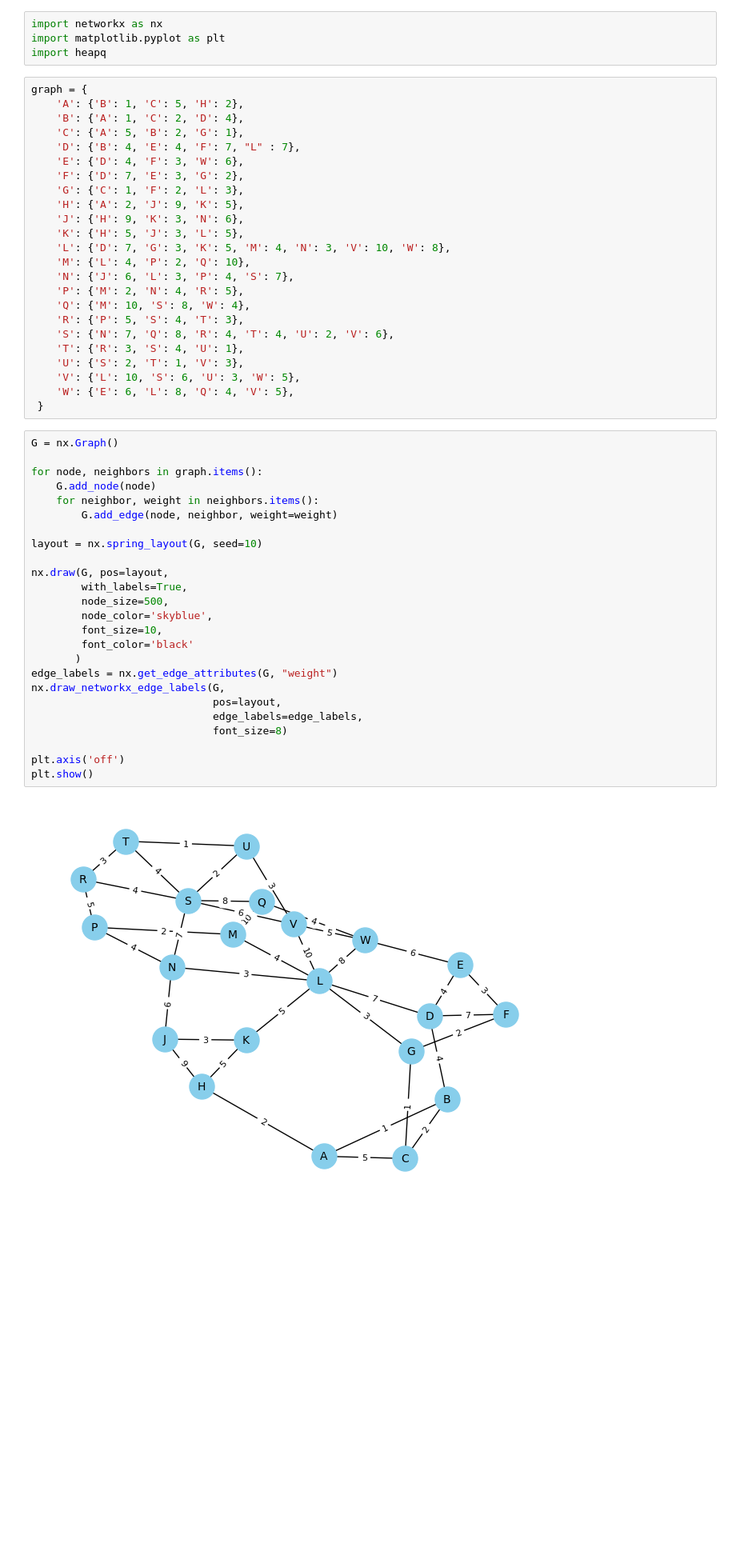
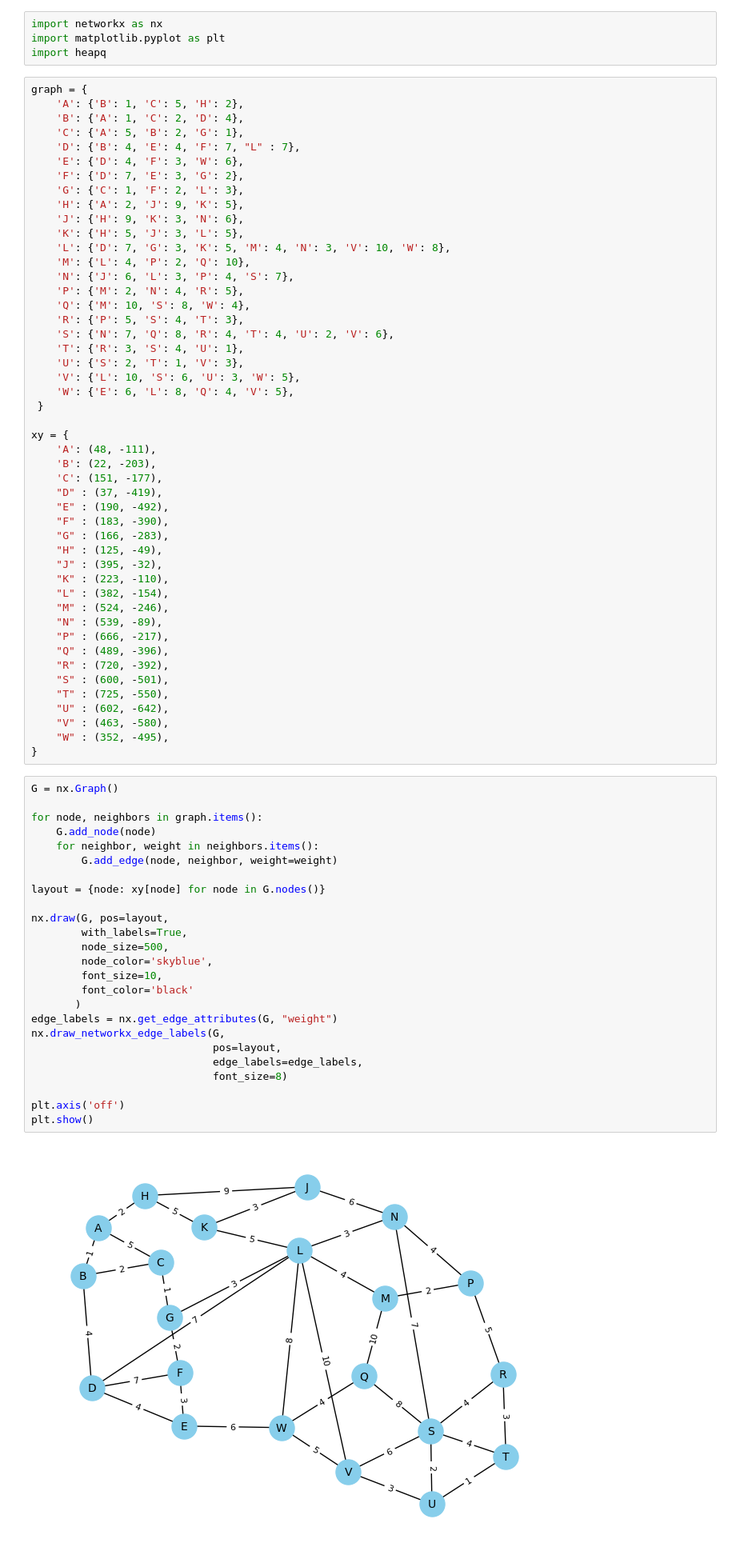
Before and after one commit to DieselCCT/Ca2_AI, a Jupyter notebook: LeonardoDiesel_DV_CA2.ipynb, the cells around one changed output. Shown at 80% size. Drawn from its saved outputs; the diff is of its cells as text; blank space fills up the shorter version.

```diff
--- a/LeonardoDiesel_DV_CA2.ipynb
+++ b/LeonardoDiesel_DV_CA2.ipynb
@@ -32,30 +32,54 @@ graph = {
     'V': {'L': 10, 'S': 6, 'U': 3, 'W': 5},
     'W': {'E': 6, 'L': 8, 'Q': 4, 'V': 5},
  }
+
+xy = {
+    'A': (48, -111),
+    'B': (22, -203),
+    'C': (151, -177),
+    "D" : (37, -419),
+    "E" : (190, -492),
+    "F" : (183, -390),
+    "G" : (166, -283),
+    "H" : (125, -49),
+    "J" : (395, -32),
+    "K" : (223, -110),
+    "L" : (382, -154),
+    "M" : (524, -246),
+    "N" : (539, -89),
+    "P" : (666, -217),
+    "Q" : (489, -396),
+    "R" : (720, -392),
+    "S" : (600, -501),
+    "T" : (725, -550),
+    "U" : (602, -642),
+    "V" : (463, -580),
+    "W" : (352, -495),
+}
 # %%
 G = nx.Graph()
 
 for node, neighbors in graph.items():
     G.add_node(node)
     for neighbor, weight in neighbors.items():
         G.add_edge(node, neighbor, weight=weight)
 
-layout = nx.spring_layout(G, seed=10)
+layout = {node: xy[node] for node in G.nodes()}
 
 nx.draw(G, pos=layout,
         with_labels=True,
         node_size=500,
         node_color='skyblue',
         font_size=10,
         font_color='black'
        )
 edge_labels = nx.get_edge_attributes(G, "weight")
 nx.draw_networkx_edge_labels(G,
                              pos=layout,
                              edge_labels=edge_labels,
                              font_size=8)
 
 plt.axis('off')
 plt.show()
 # %% [output]
-[figure, old version]
+[figure, new version]
```
Also changed, not shown: parts of 2 cells of this notebook.
